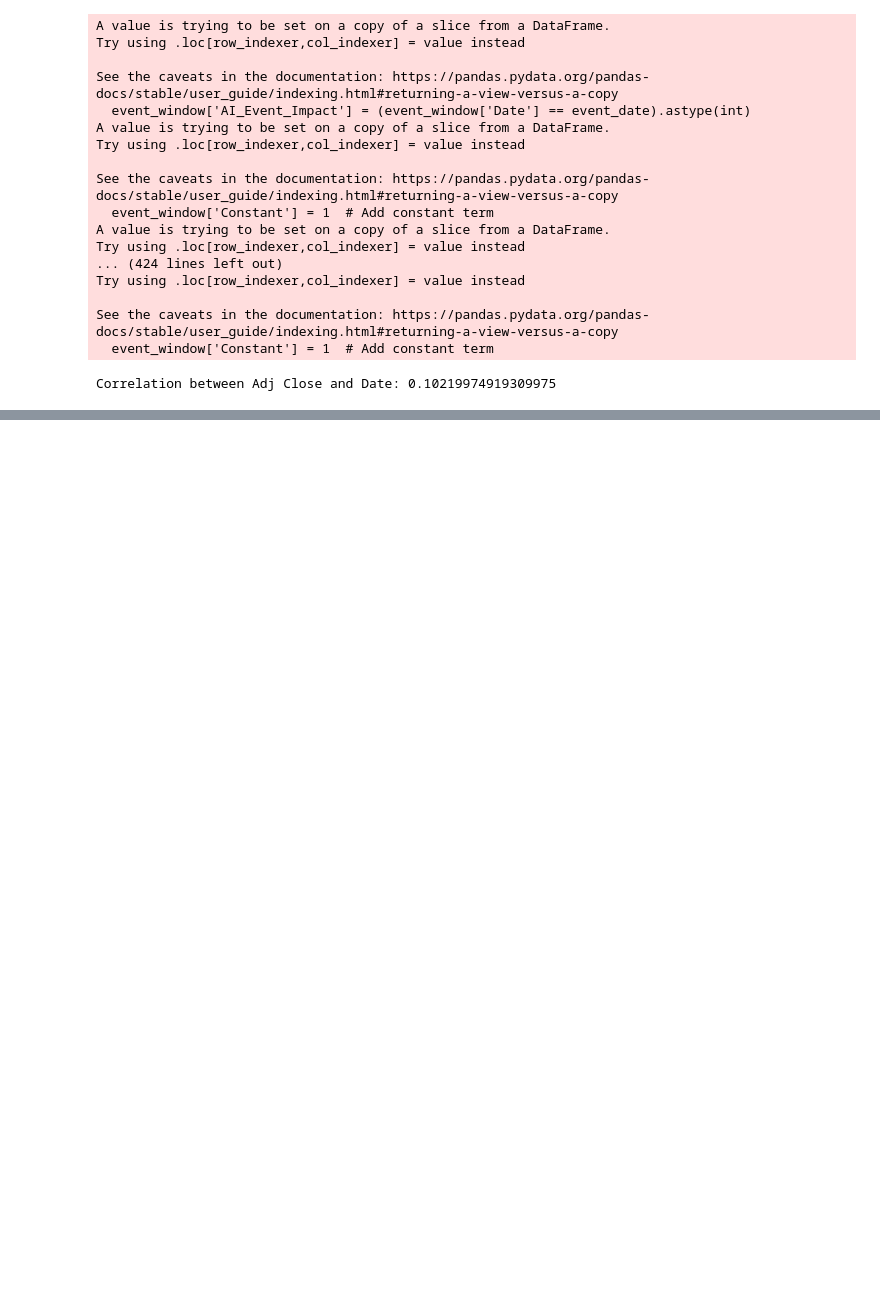
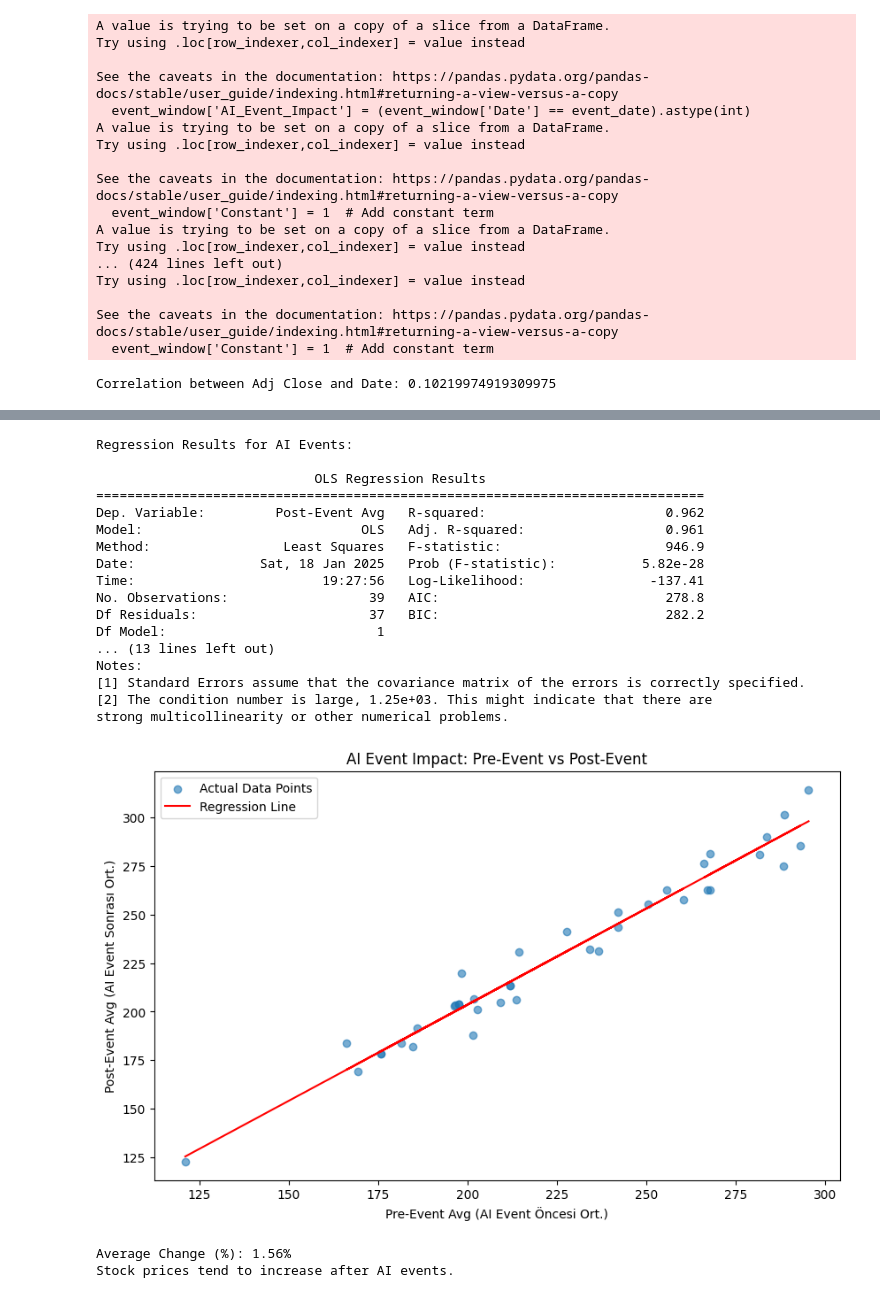
Before and after one commit to erol-berk-iyibozkurt/Learning-Code, a Jupyter notebook: Projects/The Influence of AI Boom on Tech Stocks/Data Analysis/8. linear regression.ipynb, the cells around one changed output, grey strips where cells are left out. Cells and saved outputs as stored; diff of their text form; code cells hidden in the pictures; blank space fills up the shorter version.

```diff
--- a/Projects/The Influence of AI Boom on Tech Stocks/Data Analysis/8. linear regression.ipynb
+++ b/Projects/The Influence of AI Boom on Tech Stocks/Data Analysis/8. linear regression.ipynb
@@ -122,0 +176,69 @@ Correlation between Adj Close and Date: 0.10219974919309975
+# %%
+import pandas as pd
+import statsmodels.api as sm
+import matplotlib.pyplot as plt
+
+# Load the MWE dataset
+mwe_data_path = "/Users/erolberkiyibozkurt/Documents/GitHub/Python/Projects/The Influence of AI Boom on Tech Stocks/Extracted Data/mwe_table_for_ai_events.csv"  # Update with your actual file path
+mwe_data = pd.read_csv(mwe_data_path)
+
+# Clean the data: Remove rows with NaN or Inf values
+mwe_data = mwe_data.dropna()
+mwe_data = mwe_data[~mwe_data.isin([float('inf'), float('-inf')]).any(axis=1)]
+
+# Define independent variable (Pre-Event Avg)
+X = mwe_data[["Pre-Event Avg"]]
+
+# Define dependent variable (Post-Event Avg)
+y = mwe_data["Post-Event Avg"]
+
+# Add a constant to the independent variables (intercept)
+X = sm.add_constant(X)
+
+# Fit the linear regression model
+model = sm.OLS(y, X).fit()
+
+# Display the summary of the regression results
+print("Regression Results for AI Events:\n")
+print(model.summary())
+
+# Scatter plot of Pre-Event vs Post-Event
+plt.figure(figsize=(10, 6))
+plt.scatter(mwe_data["Pre-Event Avg"], mwe_data["Post-Event Avg"], alpha=0.6, label="Actual Data Points")
+plt.plot(mwe_data["Pre-Event Avg"], model.predict(X), color='red', label="Regression Line")
+plt.title("AI Event Impact: Pre-Event vs Post-Event")
+plt.xlabel("Pre-Event Avg (AI Event Öncesi Ort.)")
+plt.ylabel("Post-Event Avg (AI Event Sonrası Ort.)")
+plt.legend()
+plt.show()
+
+# Check for overall change: Post-Event > Pre-Event
+mwe_data["Change (%)"] = ((mwe_data["Post-Event Avg"] - mwe_data["Pre-Event Avg"]) / mwe_data["Pre-Event Avg"]) * 100
+average_change = mwe_data["Change (%)"].mean()
+
+print(f"\nAverage Change (%): {average_change:.2f}%")
+if average_change > 0:
+    print("Stock prices tend to increase after AI events.")
+else:
+    print("Stock prices tend to decrease after AI events.")
+# %% [output]
+Regression Results for AI Events:
+
+                            OLS Regression Results
+==============================================================================
+Dep. Variable:         Post-Event Avg   R-squared:                       0.962
+Model:                            OLS   Adj. R-squared:                  0.961
+Method:                 Least Squares   F-statistic:                     946.9
+Date:                Sat, 18 Jan 2025   Prob (F-statistic):           5.82e-28
+Time:                        19:27:56   Log-Likelihood:                -137.41
+No. Observations:                  39   AIC:                             278.8
+Df Residuals:                      37   BIC:                             282.2
+Df Model:                           1
+... (13 lines left out)
+Notes:
+[1] Standard Errors assume that the covariance matrix of the errors is correctly specified.
+[2] The condition number is large, 1.25e+03. This might indicate that there are
+strong multicollinearity or other numerical problems.
+[figure, added]
+Average Change (%): 1.56%
+Stock prices tend to increase after AI events.
```
Also changed, not shown: parts of 1 cell of this notebook.
